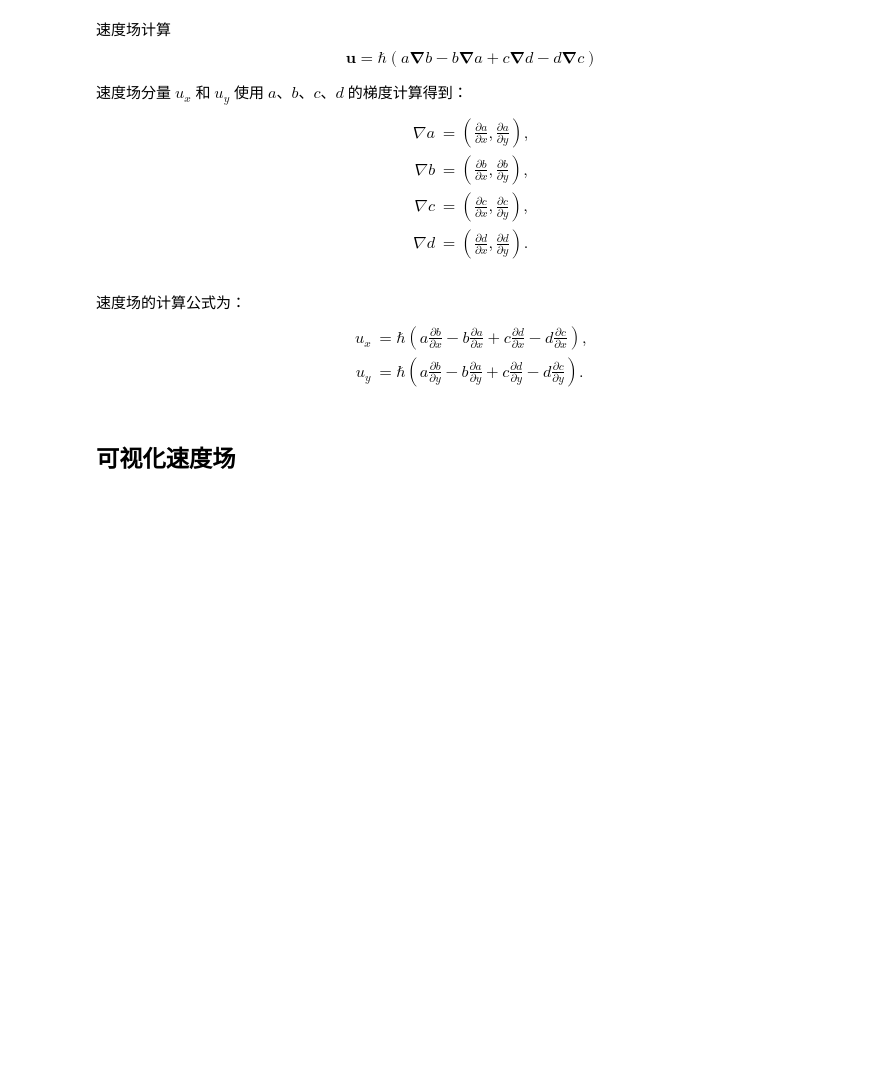
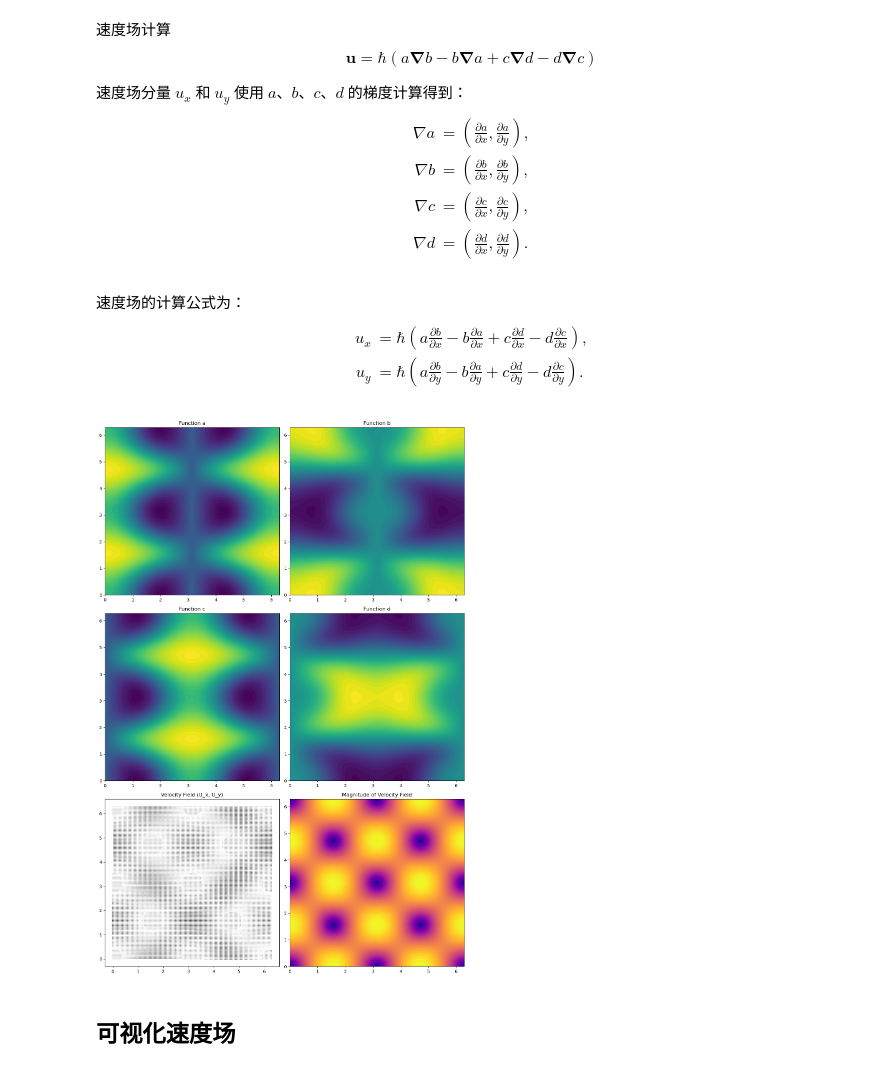
Before and after one commit to jackyvava/SR_waveFunction, a Jupyter notebook: code_Final_7_13.ipynb, the cells around one changed output. Cells and saved outputs as stored; diff of their text form; code cells hidden in the pictures; blank space fills up the shorter version.

```diff
--- a/code_Final_7_13.ipynb
+++ b/code_Final_7_13.ipynb
@@ -126,6 +126,12 @@ size = 128
 x = np.linspace(0, 2 * np.pi, size)
 y = np.linspace(0, 2 * np.pi, size)
 X, Y = np.meshgrid(x, y)
+# %%
+# 计算函数值
+A = a(X, Y)
+B = b(X, Y)
+C = c(X, Y)
+D = d(X, Y)
 # %%
 # 计算步长
 dx = x[1] - x[0]
@@ -139,6 +145,30 @@ U_x_FD, U_y_FD = compute_velocity_field_FD(X, Y)
 U_magnitude = np.sqrt(U_x**2 + U_y**2)
 
 U_magnitude_FD = np.sqrt(U_x_FD**2 + U_y_FD**2)
+# %%
+# 可视化
+fig, axs = plt.subplots(3, 2, figsize=(12, 18))
+
+# 可视化 a, b, c, d
+axs[0, 0].contourf(X, Y, A, levels=50, cmap='viridis')
+axs[0, 0].set_title('Function a')
+axs[0, 1].contourf(X, Y, B, levels=50, cmap='viridis')
+axs[0, 1].set_title('Function b')
+axs[1, 0].contourf(X, Y, C, levels=50, cmap='viridis')
+axs[1, 0].set_title('Function c')
+axs[1, 1].contourf(X, Y, D, levels=50, cmap='viridis')
+axs[1, 1].set_title('Function d')
+
+# 可视化速度场
+axs[2, 0].quiver(X, Y, U_x, U_y)
+axs[2, 0].set_title('Velocity Field (U_x, U_y)')
+axs[2, 1].contourf(X, Y, U_magnitude, levels=50, cmap='plasma')
+axs[2, 1].set_title('Magnitude of Velocity Field')
+
+plt.tight_layout()
+plt.show()
+# %% [output]
+[figure, added]
 # %% [markdown]
 ## 可视化速度场
 # %%
```
Also changed, not shown: parts of 18 cells of this notebook.
